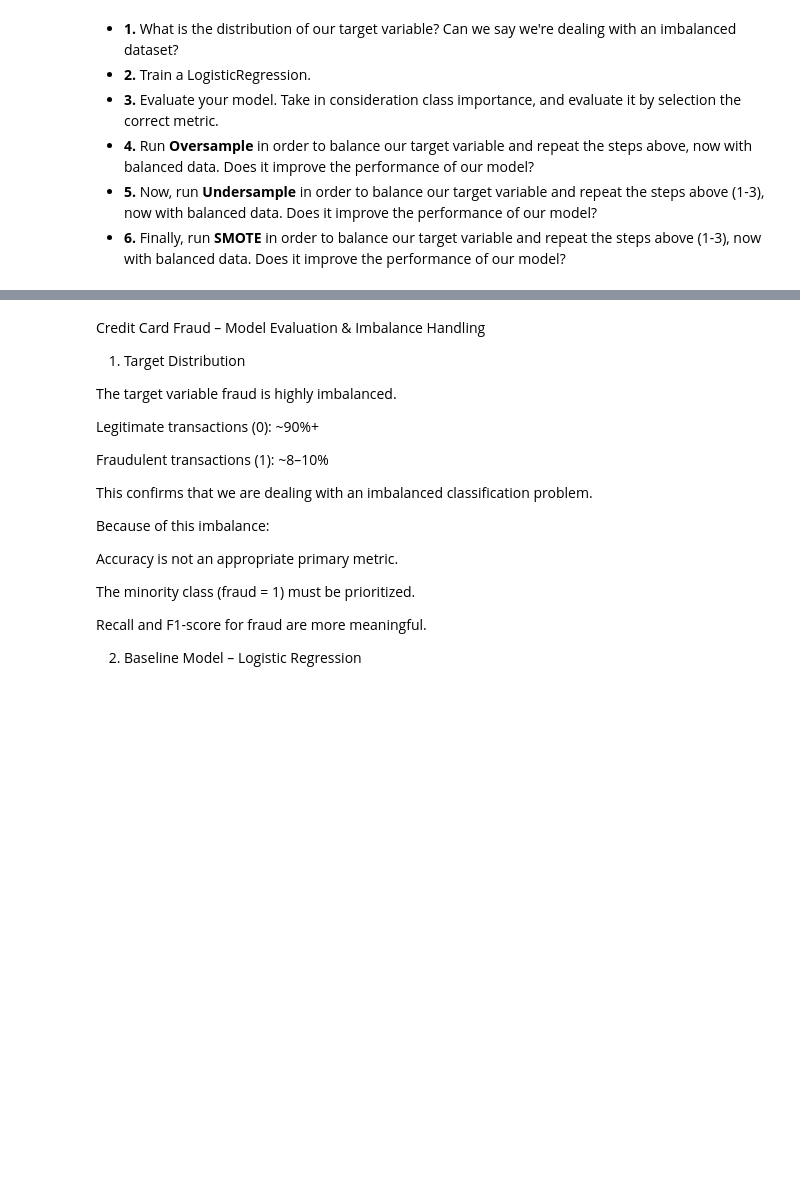
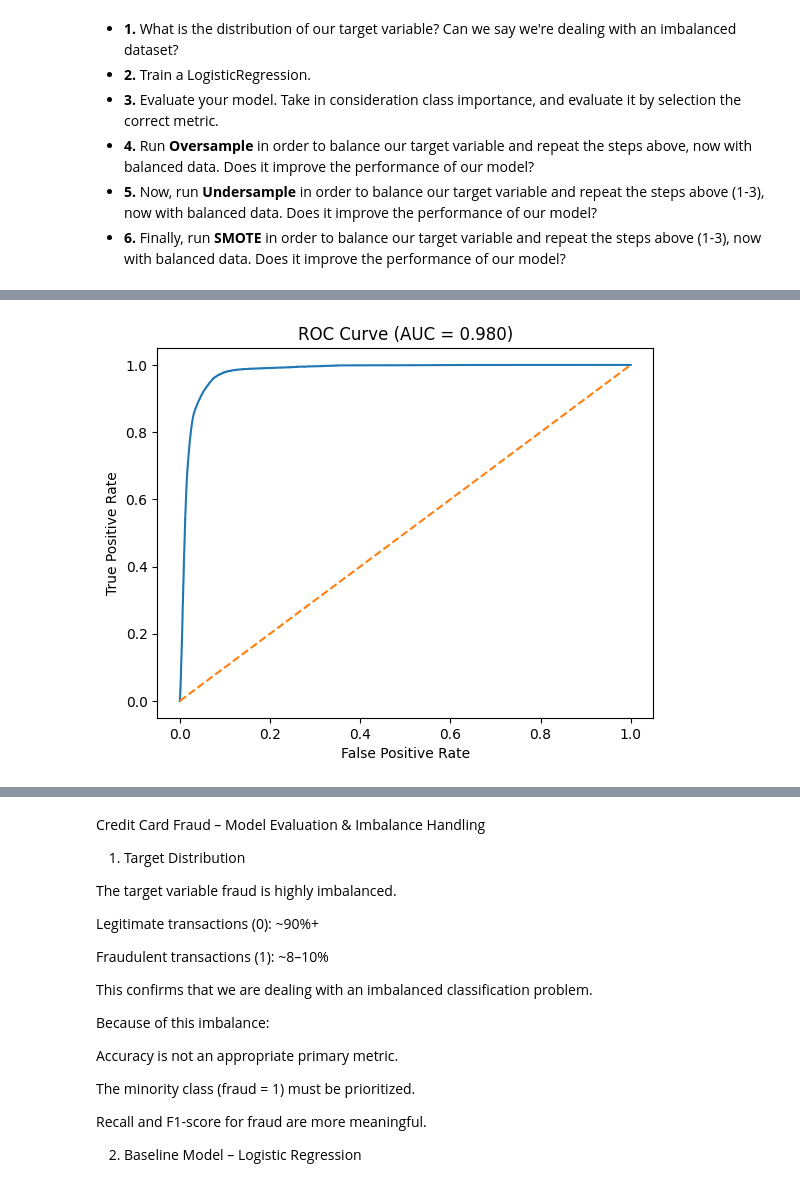
Before and after one commit to data-bootcamp-v4/lab-imbalanced, a Jupyter notebook: lab-imbalanced.ipynb, the cells around one changed output, grey strips where cells are left out. Drawn from its saved outputs; the diff is of its cells as text; code cells hidden in the pictures; blank space fills up the shorter version.

```diff
--- a/lab-imbalanced.ipynb
+++ b/lab-imbalanced.ipynb
@@ -118,0 +533,15 @@ Name: proportion, dtype: float64
+# %%
+from sklearn.linear_model import LogisticRegression
+
+weighted_model = LogisticRegression(
+    max_iter=1000,
+    class_weight="balanced"
+)
+
+weighted_model.fit(X_train_scaled, y_train)
+
+y_pred_weighted = weighted_model.predict(X_test_scaled)
+y_prob_weighted = weighted_model.predict_proba(X_test_scaled)[:, 1]
+
+print("CLASS-WEIGHTED MODEL\n")
+print(classification_report(y_test, y_pred_weighted))
@@ -118,0 +559,16 @@ Name: proportion, dtype: float64
+# %%
+from sklearn.metrics import roc_curve, roc_auc_score
+import matplotlib.pyplot as plt
+
+fpr, tpr, _ = roc_curve(y_test, y_prob_weighted)
+roc_auc = roc_auc_score(y_test, y_prob_weighted)
+
+plt.figure()
+plt.plot(fpr, tpr)
+plt.plot([0,1], [0,1], linestyle="--")
+plt.xlabel("False Positive Rate")
+plt.ylabel("True Positive Rate")
+plt.title(f"ROC Curve (AUC = {roc_auc:.3f})")
+plt.show()
+# %% [output]
+[figure, added]
```
Also changed, not shown: parts of 20 cells of this notebook, 1 other file.
